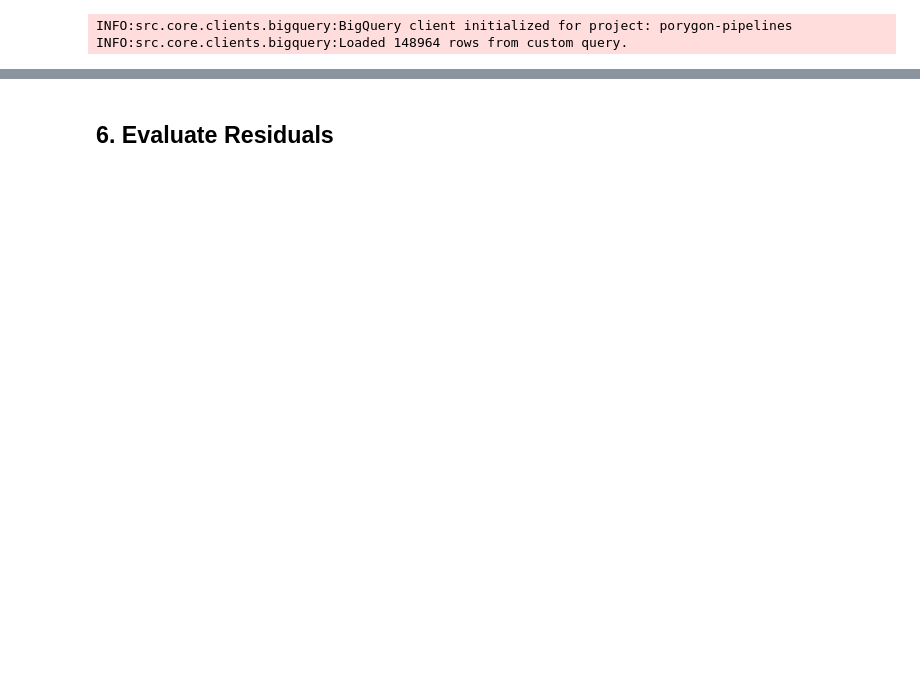
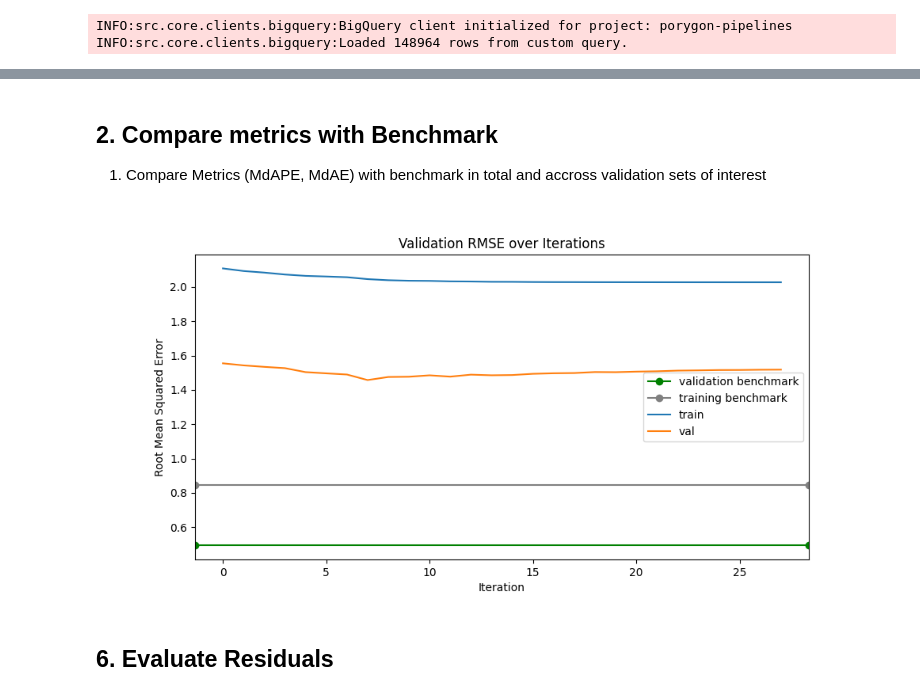
Before and after one commit to AnaPrec07/porygon-demand-forecasting, a Jupyter notebook: src/notebooks/model_training/xgboost/single_model_training.ipynb, the cells around one changed output, grey strips where cells are left out. Cells and saved outputs as stored; diff of their text form; code cells hidden in the pictures; blank space fills up the shorter version.

```diff
--- a/src/notebooks/model_training/xgboost/single_model_training.ipynb
+++ b/src/notebooks/model_training/xgboost/single_model_training.ipynb
@@ -126,2 +82,11 @@ plt.show()
+# %% [markdown]
+## 2. Compare metrics with Benchmark
+
+1. Compare Metrics (MdAPE, MdAE) with benchmark in total and accross validation sets of interest
+# %%
+from IPython.display import Image, display
+display(Image(trained_model.plot_bias_variance_tradeoff_path))
+# %% [output]
+[figure, added]
 # %% [markdown]
 ## 6. Evaluate Residuals
```
Also changed, not shown: parts of 16 cells of this notebook, 4 other files.
